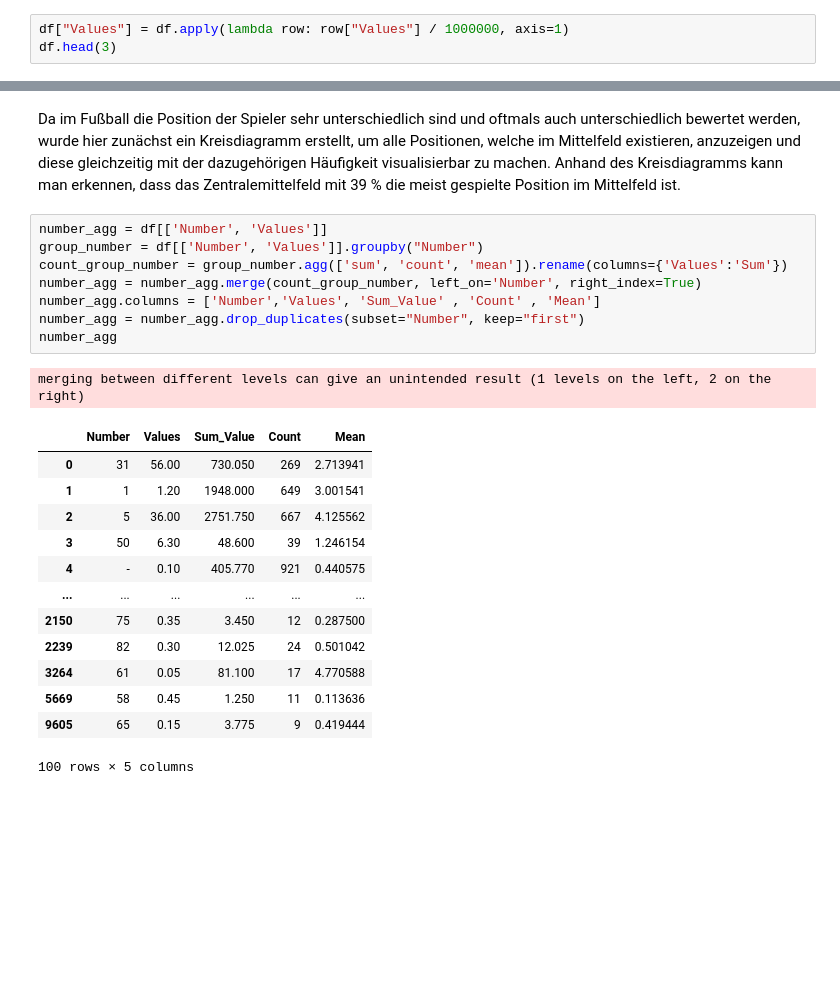
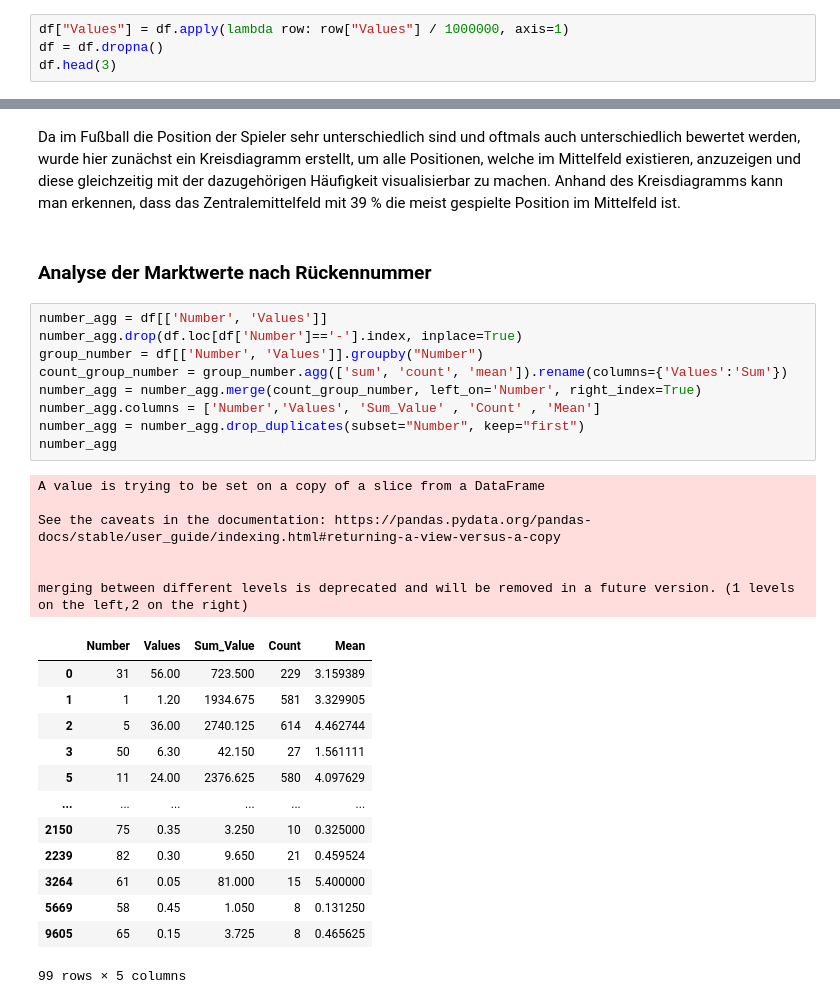
Before and after one commit to jmester135/Auswertung_Transfermarkt, a Jupyter notebook: 3_analyse_transfermarkt.ipynb, the cells around one changed output, grey strips where cells are left out. Saved outputs shown, nothing was run; the diff lists cells and outputs as text; blank space fills up the shorter version.

```diff
--- a/3_analyse_transfermarkt.ipynb
+++ b/3_analyse_transfermarkt.ipynb
@@ -37,6 +42,7 @@ df.head(3)
 Als nächstes muss wieder die Zeile "Unnamed" gelöscht werden, da diese durch ein Excel export / import automatisch erstellt wird.
 # %%
 df["Values"] = df.apply(lambda row: row["Values"] / 1000000, axis=1)
+df = df.dropna()
 df.head(3)
 # %% [output]
 |  | Players | Values | Number | BDay | Club | Position | Size | Birth Place | Leauge | Age | ... |
@@ -275,29 +336,37 @@ Text(0.5, 1.0, 'Kreisdiagramm zur Häufigkeit der verschiedenen Mittelfeld Rolle
 Da im Fußball die Position der Spieler sehr unterschiedlich sind und oftmals auch unterschiedlich bewertet werden, wurde hier zunächst ein Kreisdiagramm erstellt, um alle Positionen, welche im Mittelfeld existieren, anzuzeigen und diese gleichzeitig mit der dazugehörigen Häufigkeit visualisierbar zu machen.
 Anhand des Kreisdiagramms kann man erkennen, dass das Zentralemittelfeld mit 39 % die meist gespielte Position
 im Mittelfeld ist.
+# %% [markdown]
+<h3>Analyse der Marktwerte nach Rückennummer</h3>
 # %%
 number_agg = df[['Number', 'Values']]
+number_agg.drop(df.loc[df['Number']=='-'].index, inplace=True)
 group_number = df[['Number', 'Values']].groupby("Number")
 count_group_number = group_number.agg(['sum', 'count', 'mean']).rename(columns={'Values':'Sum'})
 number_agg = number_agg.merge(count_group_number, left_on='Number', right_index=True)
 number_agg.columns = ['Number','Values', 'Sum_Value' , 'Count' , 'Mean']
 number_agg = number_agg.drop_duplicates(subset="Number", keep="first")
 number_agg
 # %% [output]
-merging between different levels can give an unintended result (1 levels on the left, 2 on the right)
+A value is trying to be set on a copy of a slice from a DataFrame
+
+See the caveats in the documentation: https://pandas.pydata.org/pandas-docs/stable/user_guide/indexing.html#returning-a-view-versus-a-copy
+
+
+merging between different levels is deprecated and will be removed in a future version. (1 levels on the left,2 on the right)
 |  | Number | Values | Sum_Value | Count | Mean |
-| 0 | 31 | 56.00 | 730.050 | 269 | 2.713941 |
-| 1 | 1 | 1.20 | 1948.000 | 649 | 3.001541 |
-| 2 | 5 | 36.00 | 2751.750 | 667 | 4.125562 |
-| 3 | 50 | 6.30 | 48.600 | 39 | 1.246154 |
-| 4 | - | 0.10 | 405.770 | 921 | 0.440575 |
+| 0 | 31 | 56.00 | 723.500 | 229 | 3.159389 |
+| 1 | 1 | 1.20 | 1934.675 | 581 | 3.329905 |
+| 2 | 5 | 36.00 | 2740.125 | 614 | 4.462744 |
+| 3 | 50 | 6.30 | 42.150 | 27 | 1.561111 |
+| 5 | 11 | 24.00 | 2376.625 | 580 | 4.097629 |
 | ... | ... | ... | ... | ... | ... |
-| 2150 | 75 | 0.35 | 3.450 | 12 | 0.287500 |
-| 2239 | 82 | 0.30 | 12.025 | 24 | 0.501042 |
-| 3264 | 61 | 0.05 | 81.100 | 17 | 4.770588 |
-| 5669 | 58 | 0.45 | 1.250 | 11 | 0.113636 |
-| 9605 | 65 | 0.15 | 3.775 | 9 | 0.419444 |
+| 2150 | 75 | 0.35 | 3.250 | 10 | 0.325000 |
+| 2239 | 82 | 0.30 | 9.650 | 21 | 0.459524 |
+| 3264 | 61 | 0.05 | 81.000 | 15 | 5.400000 |
+| 5669 | 58 | 0.45 | 1.050 | 8 | 0.131250 |
+| 9605 | 65 | 0.15 | 3.725 | 8 | 0.465625 |
-100 rows × 5 columns
+99 rows × 5 columns
 # %%
 number_value = number_agg.sort_values(by=['Sum_Value'], ascending=False)[:20]
 number_value.plot.scatter(x='Number',y='Sum_Value',c='Blue')
```
Also changed, not shown: parts of 34 cells of this notebook, 1 other file.
